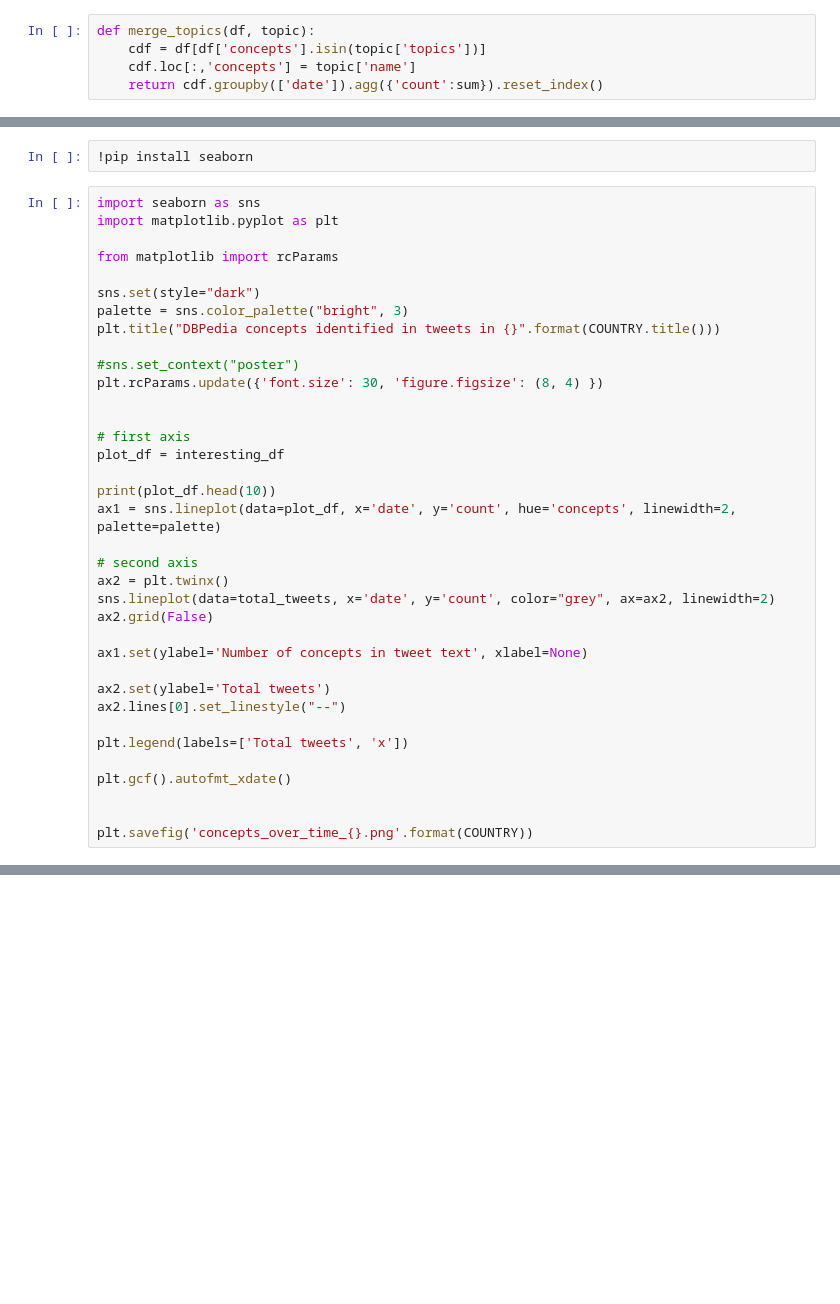
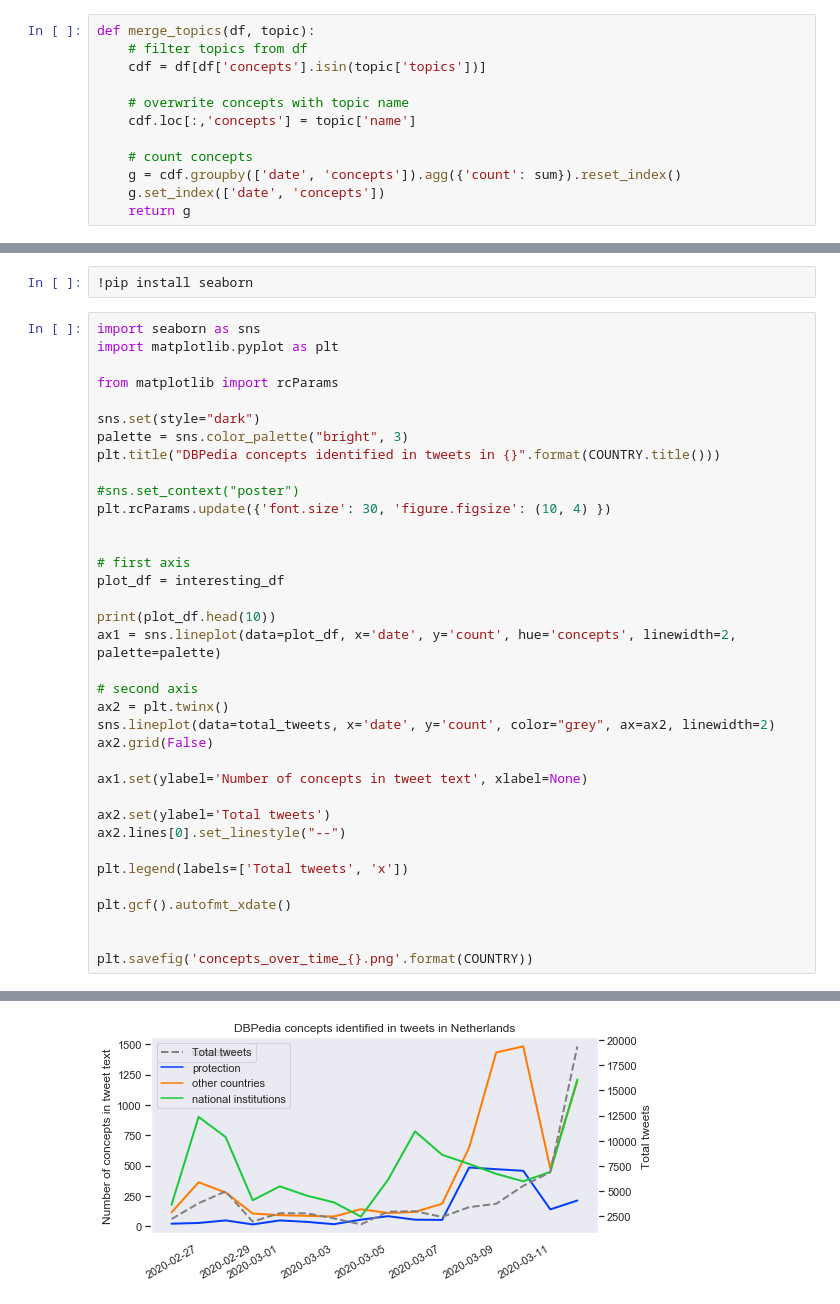
Before and after one commit to davidhuser/TwitterCovid19-analysis, a Jupyter notebook: Concepts over time.ipynb, the cells around one changed output, grey strips where cells are left out. Drawn from its saved outputs; the diff is of its cells as text; blank space fills up the shorter version.

```diff
--- a/Concepts over time.ipynb
+++ b/Concepts over time.ipynb
@@ -44,8 +121,15 @@ relevant_top.groupby(['concepts']).agg({'count':sum}).sort_values(['count'], asc
 # %%
 def merge_topics(df, topic):
+    # filter topics from df
     cdf = df[df['concepts'].isin(topic['topics'])]
+
+    # overwrite concepts with topic name
     cdf.loc[:,'concepts'] = topic['name']
-    return cdf.groupby(['date']).agg({'count':sum}).reset_index()
+
+    # count concepts
+    g = cdf.groupby(['date', 'concepts']).agg({'count': sum}).reset_index()
+    g.set_index(['date', 'concepts'])
+    return g
 # %%
 if COUNTRY == 'germany':
     protect = {'name': 'protection','topics': ['Desinfektionsmittel', 'Quarantäne', 'Mundschutz', 'Klopapier',
@@ -105,7 +213,7 @@ palette = sns.color_palette("bright", 3)
 plt.title("DBPedia concepts identified in tweets in {}".format(COUNTRY.title()))
 
 #sns.set_context("poster")
-plt.rcParams.update({'font.size': 30, 'figure.figsize': (8, 4) })
+plt.rcParams.update({'font.size': 30, 'figure.figsize': (10, 4) })
 
 
 # first axis
@@ -130,3 +238,4 @@ plt.gcf().autofmt_xdate()
 
 
 plt.savefig('concepts_over_time_{}.png'.format(COUNTRY))
+# %% [output]
@@ -132,0 +253 @@ plt.savefig('concepts_over_time_{}.png'.format(COUNTRY))
+[figure, added]
```
Also changed, not shown: parts of 10 cells of this notebook.
